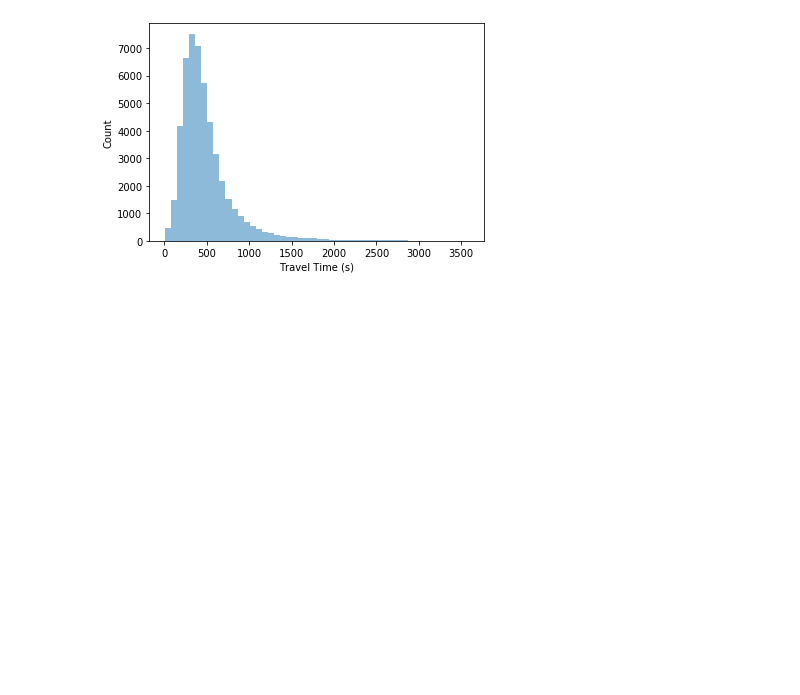
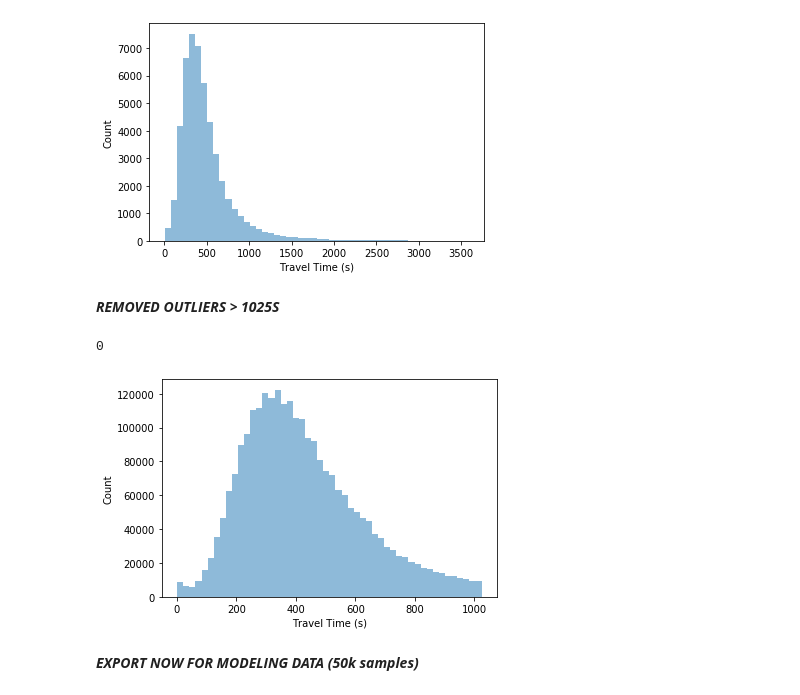
Before and after one commit to akuz91/CodeBlue, a Jupyter notebook: Final_Cleaning.ipynb, the cells around one changed output. Drawn from its saved outputs; the diff is of its cells as text; code cells hidden in the pictures; blank space fills up the shorter version.

Commit message:
removed more outliers

```diff
--- a/Final_Cleaning.ipynb
+++ b/Final_Cleaning.ipynb
@@ -1143,3 +1148,21 @@ plt.ylabel("Count")
 plt.show()
 # %% [output]
 [figure]
+# %% [markdown]
+***REMOVED OUTLIERS > 1025S***
+# %%
+#create df with everything except outlier threshold based on IQR
+data_test = data[data['INCIDENT_TRAVEL_TM_SECONDS_QY']<=1025]
+# %%
+#check no more vals greater than outlier threshold
+data_test[data_test['INCIDENT_TRAVEL_TM_SECONDS_QY']>1025]['INCIDENT_TRAVEL_TM_SECONDS_QY'].count()
+# %% [output]
+0
+# %%
+num_bins = 50
+n, bins, patches = plt.hist(data_test['INCIDENT_TRAVEL_TM_SECONDS_QY'], num_bins, alpha=0.5)
+plt.xlabel("Travel Time (s)")
+plt.ylabel("Count")
+plt.show()
+# %% [output]
+[figure, added]
@@ -1146 +1171,3 @@ plt.show()
+# %% [markdown]
+***EXPORT NOW FOR MODELING DATA (50k samples)***
 # %%
```
Also changed, not shown: parts of 8 cells of this notebook.
